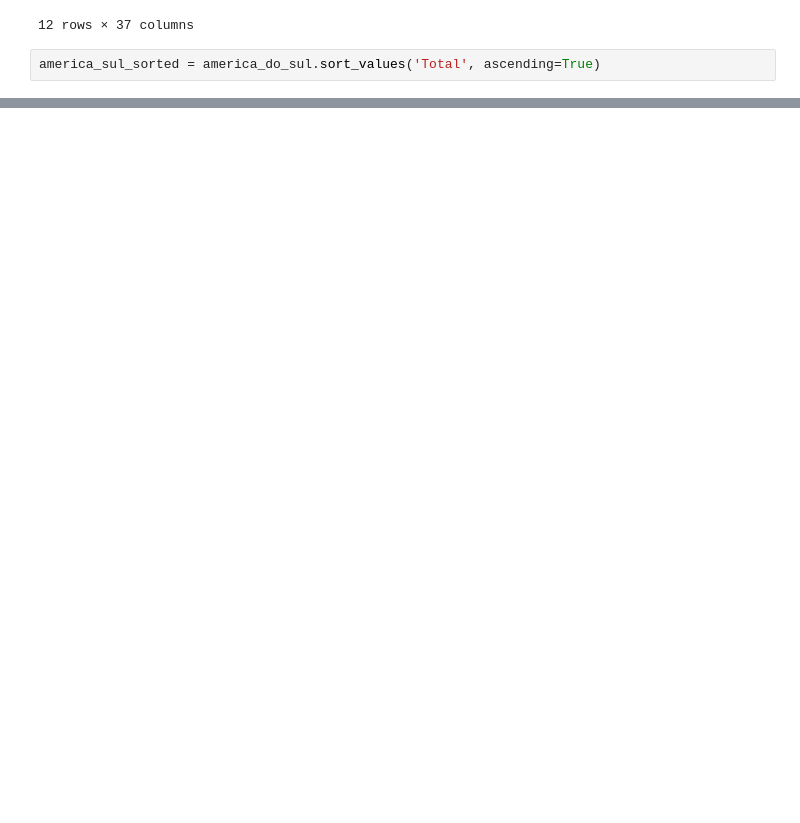
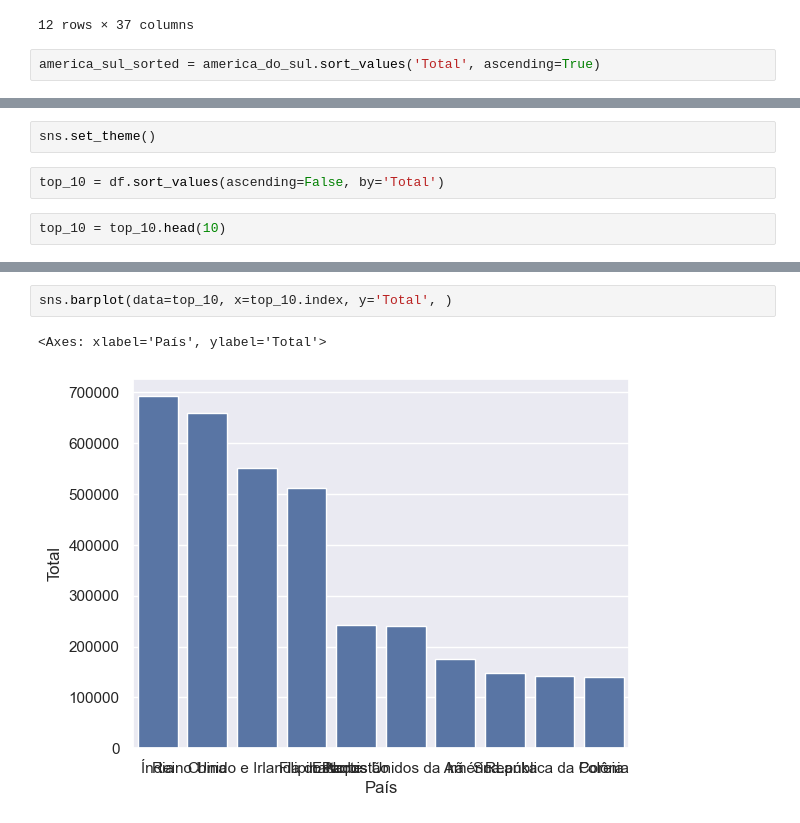
Before and after one commit to Du442/Alura-courses, a Jupyter notebook: ai_studies/pandas/sixth-course/main.ipynb, the cells around one changed output, grey strips where cells are left out. Cells and saved outputs as stored; diff of their text form; blank space fills up the shorter version.

```diff
--- a/ai_studies/pandas/sixth-course/main.ipynb
+++ b/ai_studies/pandas/sixth-course/main.ipynb
@@ -348,0 +446,6 @@ plt.show()
+# %%
+sns.set_theme()
+# %%
+top_10 = df.sort_values(ascending=False, by='Total')
+# %%
+top_10 = top_10.head(10)
@@ -348,0 +468,5 @@ plt.show()
+# %%
+sns.barplot(data=top_10, x=top_10.index, y='Total', )
+# %% [output]
+<Axes: xlabel='País', ylabel='Total'>
+[figure, added]
```
Also changed, not shown: parts of 36 cells of this notebook, 2 other files.
